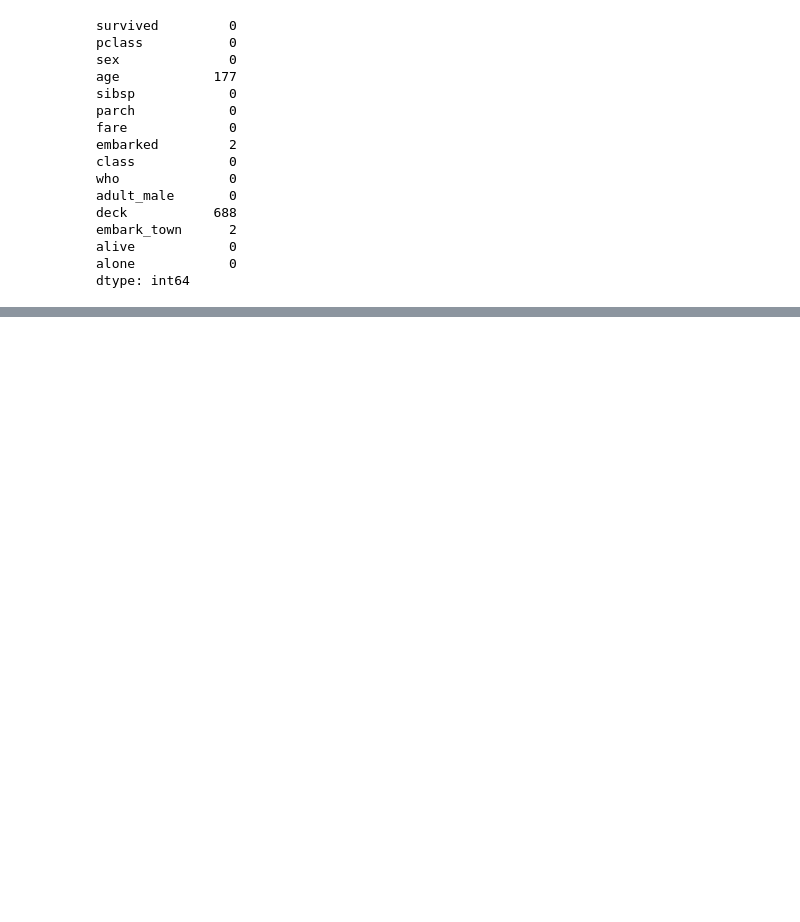
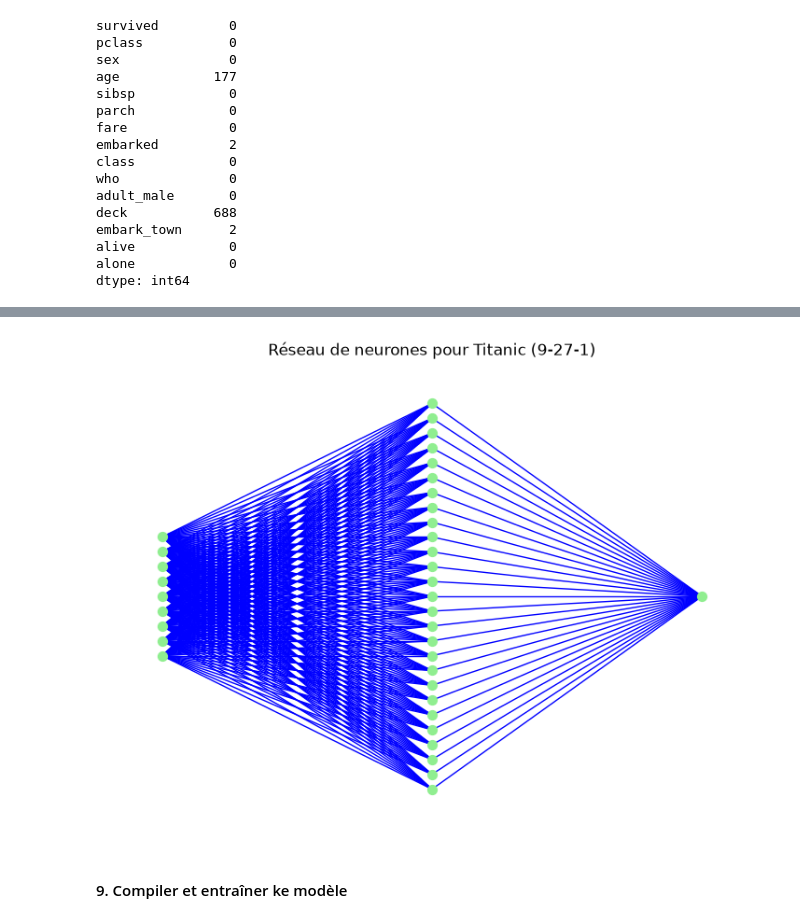
Before and after one commit to Tesfabirhan-WR/deep-learning, a Jupyter notebook: titanic.ipynb, the cells around one changed output, grey strips where cells are left out. Drawn from its saved outputs; the diff is of its cells as text; code cells hidden in the pictures; blank space fills up the shorter version.

```diff
--- a/titanic.ipynb
+++ b/titanic.ipynb
@@ -47,0 +171,33 @@ dtype: int64
+# %%
+import networkx as nx
+
+layers = [9, 27, 1]
+
+G = nx.DiGraph()
+pos = {}
+layer_positions = []
+
+for l, n_neurons in enumerate(layers):
+    layer_pos = []
+    offset = (n_neurons - 1) / 2              # centre each layer vertically
+    for i in range(n_neurons):
+        node_id = f"L{l}N{i}"
+        G.add_node(node_id, layer=l)
+        pos[node_id] = (l, offset - i)        # neurons in columns
+        layer_pos.append(node_id)
+    layer_positions.append(layer_pos)         # <-- fix: node names, not `layers`
+
+for l in range(len(layers) - 1):
+    for src in layer_positions[l]:
+        for dst in layer_positions[l + 1]:
+            G.add_edge(src, dst)
+
+plt.figure(figsize=(7, 5))
+nx.draw(G, pos, with_labels=False, node_size=50,
+        node_color="lightgreen", edge_color="blue", arrows=False)
+plt.title("Réseau de neurones pour Titanic (9-27-1)", fontsize=12)
+plt.show()
+# %% [output]
+[figure, added]
+# %% [markdown]
+#### 9. Compiler et entraîner ke modèle
```
Also changed, not shown: parts of 29 cells of this notebook, 5 other files.
